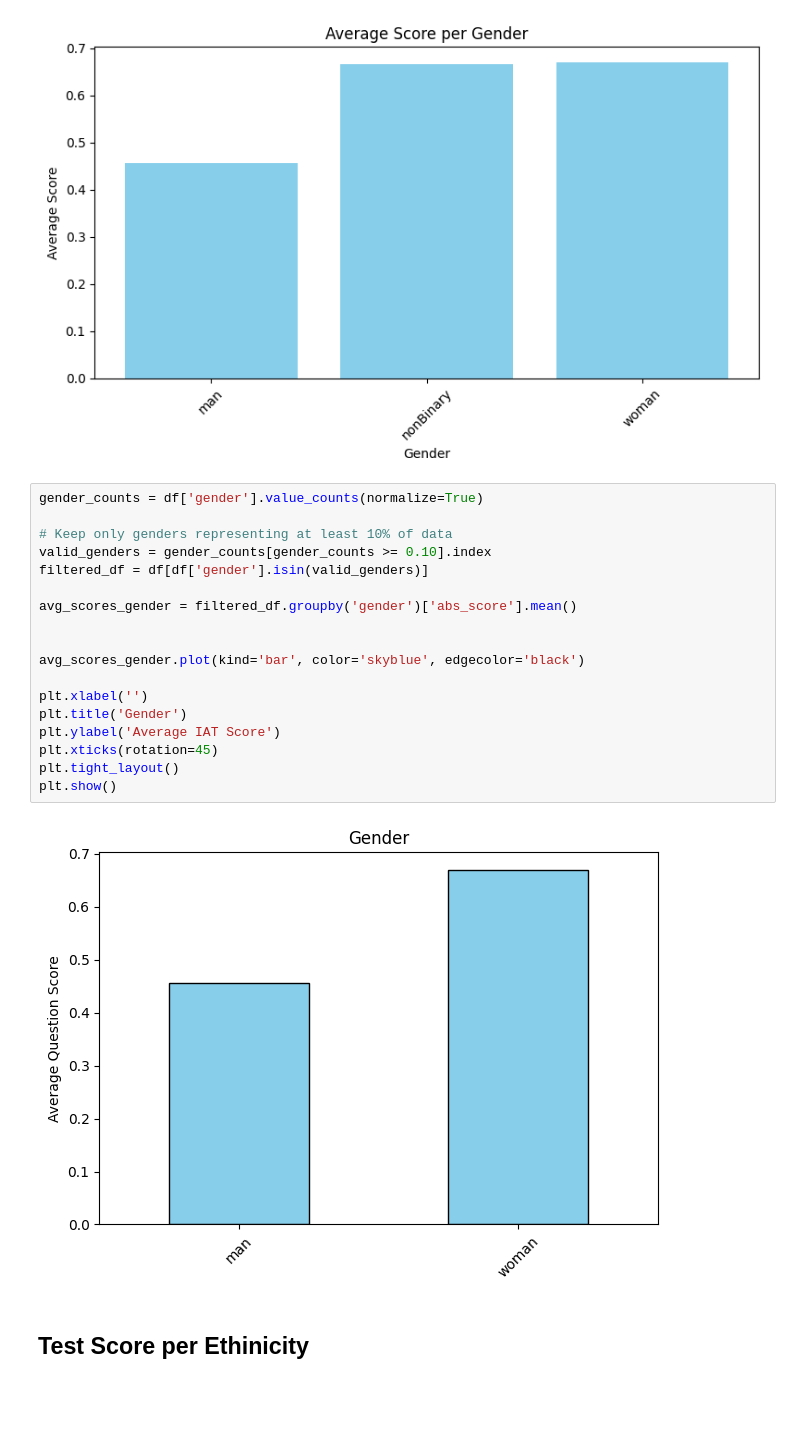
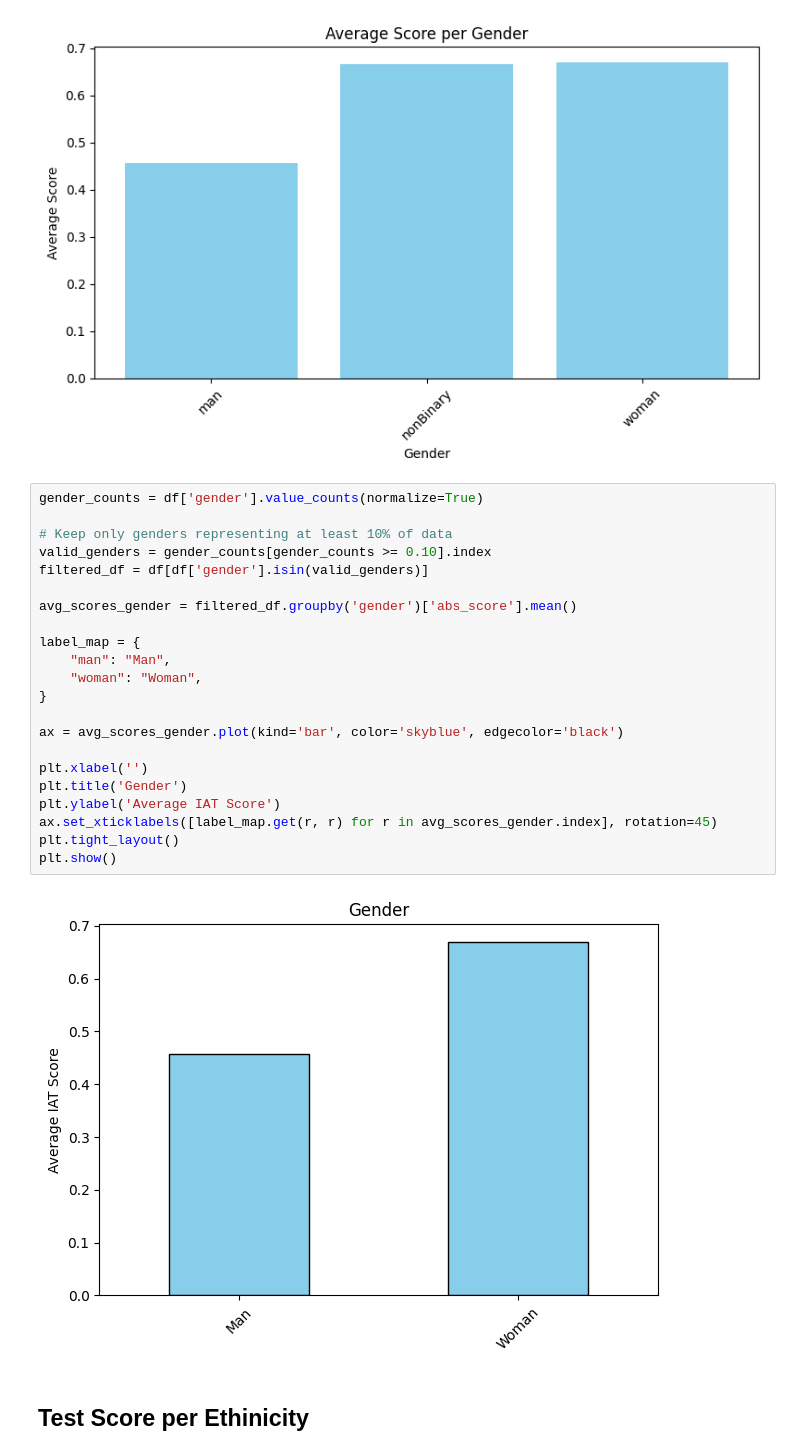
Before and after one commit to lauracorssac/Mindshift, a Jupyter notebook: Analysis/test.ipynb, the cells around one changed output. Saved outputs shown, nothing was run; the diff lists cells and outputs as text; blank space fills up the shorter version.

```diff
--- a/Analysis/test.ipynb
+++ b/Analysis/test.ipynb
@@ -138,23 +141,27 @@ plt.show()
 # %%
 gender_counts = df['gender'].value_counts(normalize=True)
 
 # Keep only genders representing at least 10% of data
 valid_genders = gender_counts[gender_counts >= 0.10].index
 filtered_df = df[df['gender'].isin(valid_genders)]
 
 avg_scores_gender = filtered_df.groupby('gender')['abs_score'].mean()
 
+label_map = {
+    "man": "Man",
+    "woman": "Woman",
+}
 
-avg_scores_gender.plot(kind='bar', color='skyblue', edgecolor='black')
+ax = avg_scores_gender.plot(kind='bar', color='skyblue', edgecolor='black')
 
 plt.xlabel('')
 plt.title('Gender')
 plt.ylabel('Average IAT Score')
-plt.xticks(rotation=45)
+ax.set_xticklabels([label_map.get(r, r) for r in avg_scores_gender.index], rotation=45)
 plt.tight_layout()
 plt.show()
 # %% [output]
-[figure, old version]
+[figure, new version]
 # %% [markdown]
 ## Test Score per Ethinicity
 # %%
```
Also changed, not shown: parts of 3 cells of this notebook, 2 other files.
